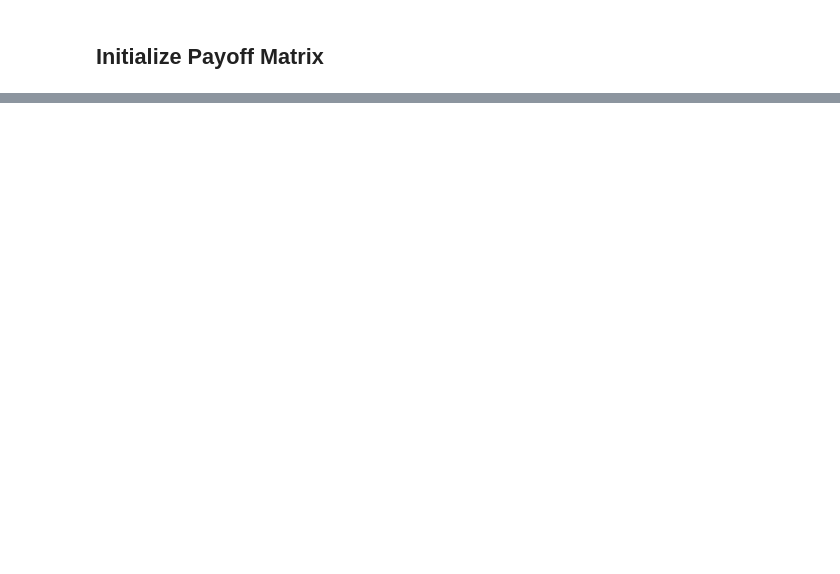
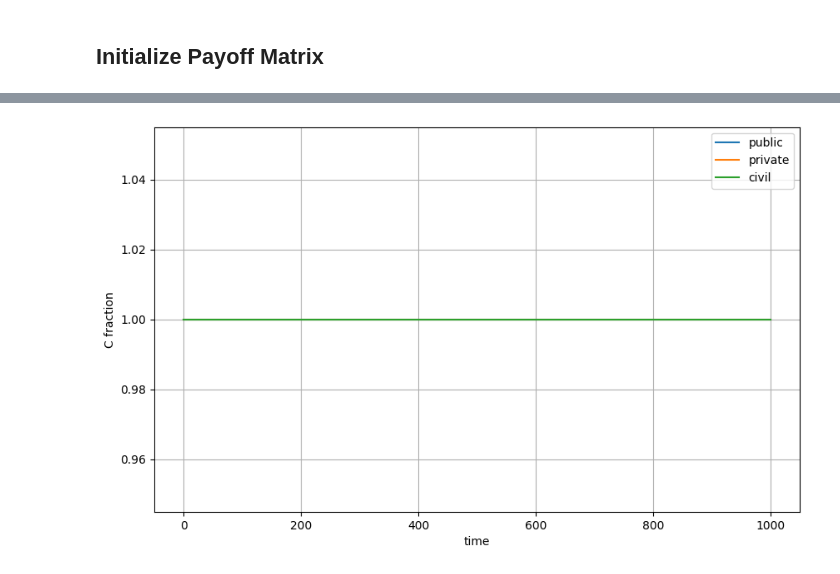
Before and after one commit to dalnakeb/Recommendation_Systems_Evolutionary_Dynamics, a Jupyter notebook: notebooks/rec_sys_evol_dyn.ipynb, the cells around one changed output, grey strips where cells are left out. Drawn from its saved outputs; the diff is of its cells as text; code cells hidden in the pictures; blank space fills up the shorter version.

```diff
--- a/notebooks/rec_sys_evol_dyn.ipynb
+++ b/notebooks/rec_sys_evol_dyn.ipynb
@@ -30,0 +58,31 @@ Payoff Matrix: {(0, 0, 0): [0, 0, 0], (0, 0, 1): [0, 0, 0], (0, 1, 0): [0, 0, 0]
+# %%
+Ns = [50, 50, 50]
+x, y, z = 0.1, 0.1, 0.1  # Cs
+x, y, z = 1, 1, 1
+fractionss = [[1-x, x], [1-y, y], [1-z, z]]
+game = EGT.Game(Ns, fractionss)
+paramss = [[0.15, 0.15, 0.4, 0.8, 0.2], [0.15, 0.15, 0.4, 0, 0.2], [0.2, 0.5, 0.6, 0, 0.3]]
+params = paramss[0]
+cs = params[0]
+ct = params[1]
+bs = params[2]
+br = params[3]
+alpha = params[4]
+
+payoff_matrix = {(0, 0, 0): [0, alpha, alpha],
+                 (0, 0, 1): [0, 0, 0],
+                 (0, 1, 0): [0, -ct, 0],
+                 (0, 1, 1): [0, alpha - ct, alpha],
+                 (1, 0, 0): [0, alpha, alpha],
+                 (1, 0, 1): [br - cs, 0, bs],
+                 (1, 1, 0): [-cs, bs - ct, 0],
+                 (1, 1, 1): [br - 2 * cs, alpha + bs - ct, alpha + bs]}
+
+game.set_payoff_matrix(payoff_matrix)
+
+steps = 1000
+rep = 100
+
+mean_fractionss_hist, fractionss_hist, Ps_hist = game.birth_death(rep=rep, steps=steps, beta=0.8, u=0, return_hist=True, print_rep_interval=20)
+mean_fractionss_hist = mean_fractionss_hist[:, :, 1]
+len(Ps_hist)
@@ -30,0 +96,4 @@ Payoff Matrix: {(0, 0, 0): [0, 0, 0], (0, 0, 1): [0, 0, 0], (0, 1, 0): [0, 0, 0]
+# %%
+game.visualize_evol(mean_fractionss_hist, players=["public", "private", "civil"], xlabel="time", ylabel="C fraction")
+# %% [output]
+[figure, added]
```
Also changed, not shown: parts of 8 cells of this notebook, 2 other files.
